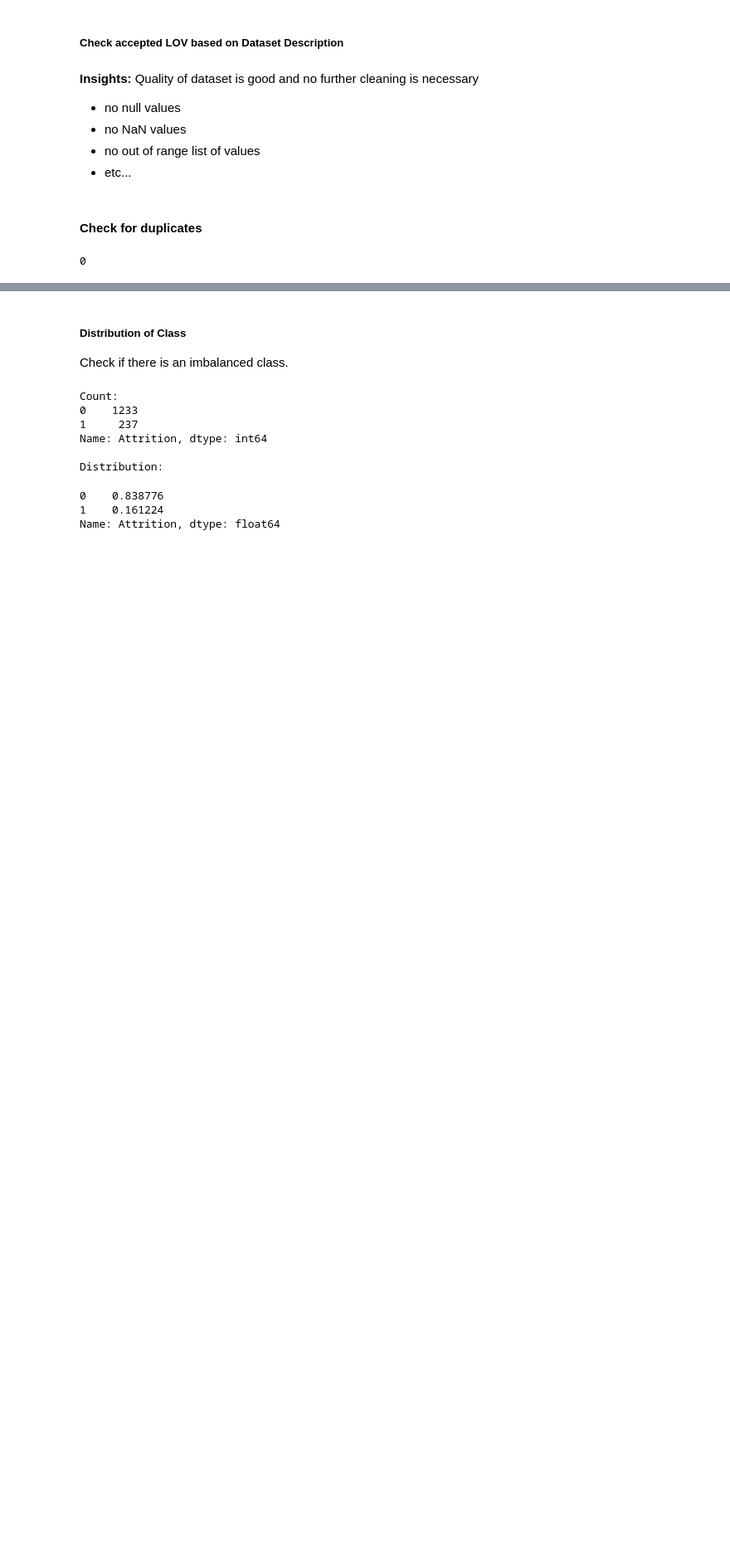
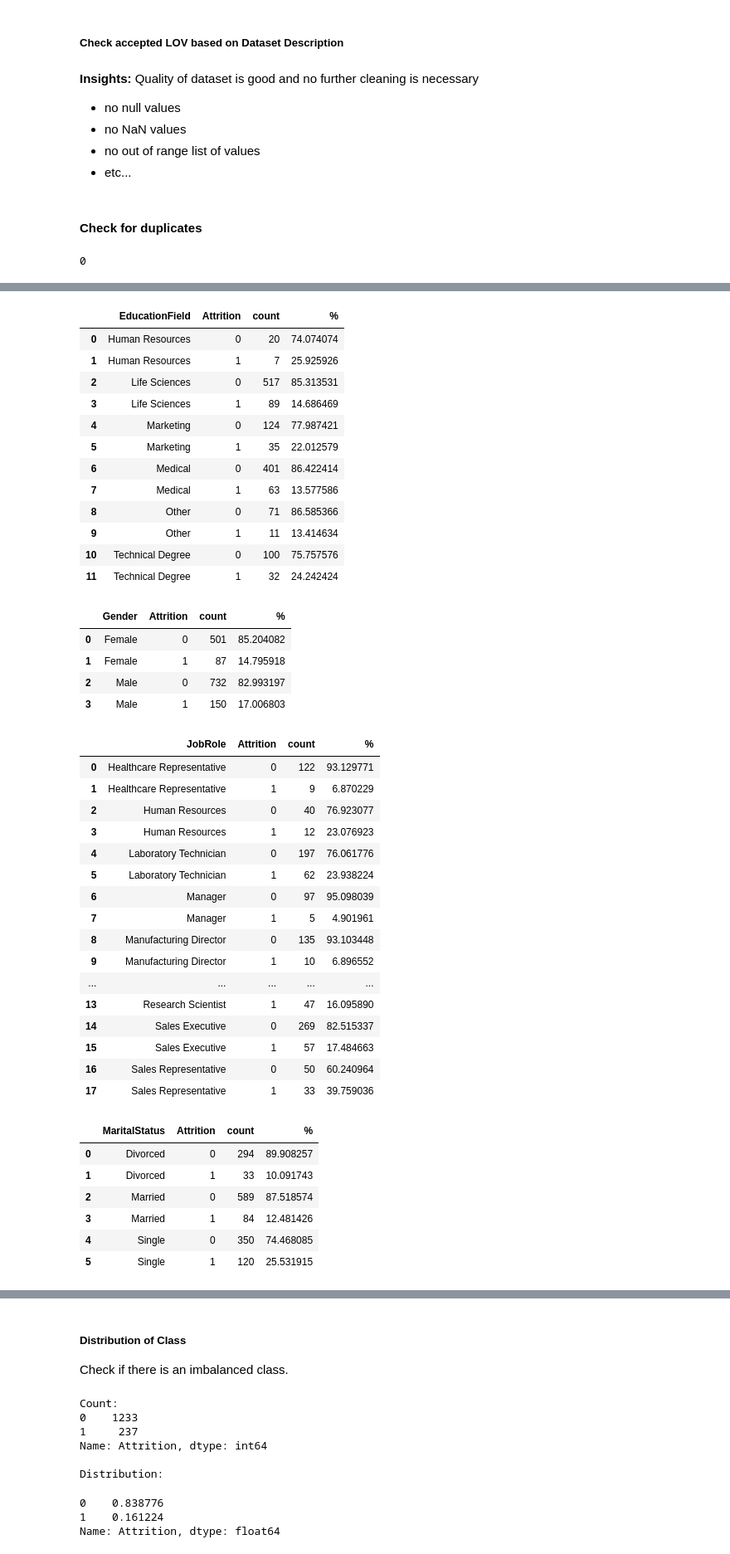
Before and after one commit to LCM-org/group6_BDM, a Jupyter notebook: logistic regression - employee attrition.ipynb, the cells around one changed output, grey strips where cells are left out. Shown at 83% size. Drawn from its saved outputs; the diff is of its cells as text; code cells hidden in the pictures; blank space fills up the shorter version.

Commit message:
Add non graphical EDA groupby

```diff
--- a/logistic regression - employee attrition.ipynb
+++ b/logistic regression - employee attrition.ipynb
@@ -283,0 +274,12 @@ model_data.duplicated().sum()
+# %%
+from IPython.display import display
+
+# Get % of attrition of data per category
+for eachVar in categorical_vars:
+    model_data_groupby_category = model_data[[eachVar, 'Attrition']]
+    model_data_groupby_category =  pd.DataFrame(model_data_groupby_category.groupby([eachVar, 'Attrition']).value_counts())
+    model_data_groupby_category.reset_index(inplace=True)
+    model_data_groupby_category.rename(columns={0:'count'}, inplace=True)
+    model_data_groupby_category['%'] = 100 * model_data_groupby_category['count'] / model_data_groupby_category.groupby(eachVar)['count'].transform('sum')
+    display(model_data_groupby_category)
+# %% [output]
@@ -283,0 +311,42 @@ model_data.duplicated().sum()
+|  | EducationField | Attrition | count | % |
+| 0 | Human Resources | 0 | 20 | 74.074074 |
+| 1 | Human Resources | 1 | 7 | 25.925926 |
+| 2 | Life Sciences | 0 | 517 | 85.313531 |
+| 3 | Life Sciences | 1 | 89 | 14.686469 |
+| 4 | Marketing | 0 | 124 | 77.987421 |
+| 5 | Marketing | 1 | 35 | 22.012579 |
+| 6 | Medical | 0 | 401 | 86.422414 |
+| 7 | Medical | 1 | 63 | 13.577586 |
+| 8 | Other | 0 | 71 | 86.585366 |
+| 9 | Other | 1 | 11 | 13.414634 |
+| 10 | Technical Degree | 0 | 100 | 75.757576 |
+| 11 | Technical Degree | 1 | 32 | 24.242424 |
+|  | Gender | Attrition | count | % |
+| 0 | Female | 0 | 501 | 85.204082 |
+| 1 | Female | 1 | 87 | 14.795918 |
+| 2 | Male | 0 | 732 | 82.993197 |
+| 3 | Male | 1 | 150 | 17.006803 |
+|  | JobRole | Attrition | count | % |
+| 0 | Healthcare Representative | 0 | 122 | 93.129771 |
+| 1 | Healthcare Representative | 1 | 9 | 6.870229 |
+| 2 | Human Resources | 0 | 40 | 76.923077 |
+| 3 | Human Resources | 1 | 12 | 23.076923 |
+| 4 | Laboratory Technician | 0 | 197 | 76.061776 |
+| 5 | Laboratory Technician | 1 | 62 | 23.938224 |
+| 6 | Manager | 0 | 97 | 95.098039 |
+| 7 | Manager | 1 | 5 | 4.901961 |
+| 8 | Manufacturing Director | 0 | 135 | 93.103448 |
+| 9 | Manufacturing Director | 1 | 10 | 6.896552 |
+| ... | ... | ... | ... | ... |
+| 13 | Research Scientist | 1 | 47 | 16.095890 |
+| 14 | Sales Executive | 0 | 269 | 82.515337 |
+| 15 | Sales Executive | 1 | 57 | 17.484663 |
+| 16 | Sales Representative | 0 | 50 | 60.240964 |
+| 17 | Sales Representative | 1 | 33 | 39.759036 |
+|  | MaritalStatus | Attrition | count | % |
+| 0 | Divorced | 0 | 294 | 89.908257 |
+| 1 | Divorced | 1 | 33 | 10.091743 |
+| 2 | Married | 0 | 589 | 87.518574 |
+| 3 | Married | 1 | 84 | 12.481426 |
+| 4 | Single | 0 | 350 | 74.468085 |
+| 5 | Single | 1 | 120 | 25.531915 |
```
Also changed, not shown: parts of 14 cells of this notebook.
